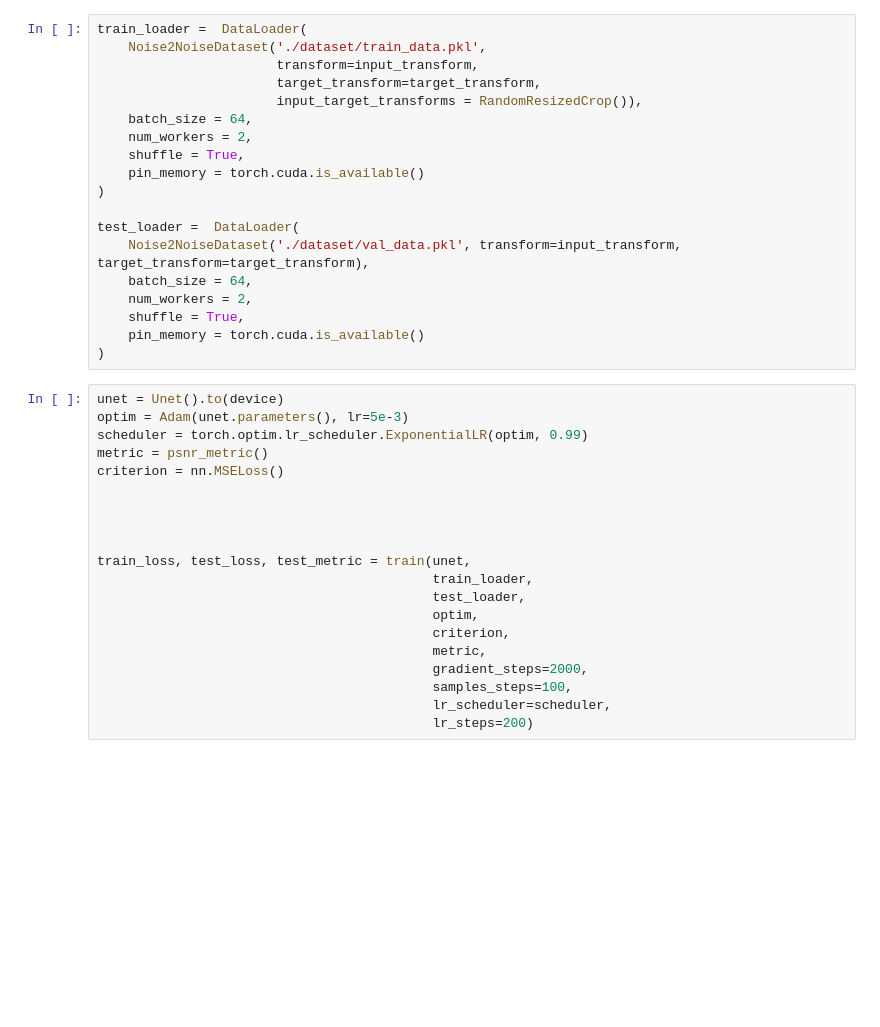
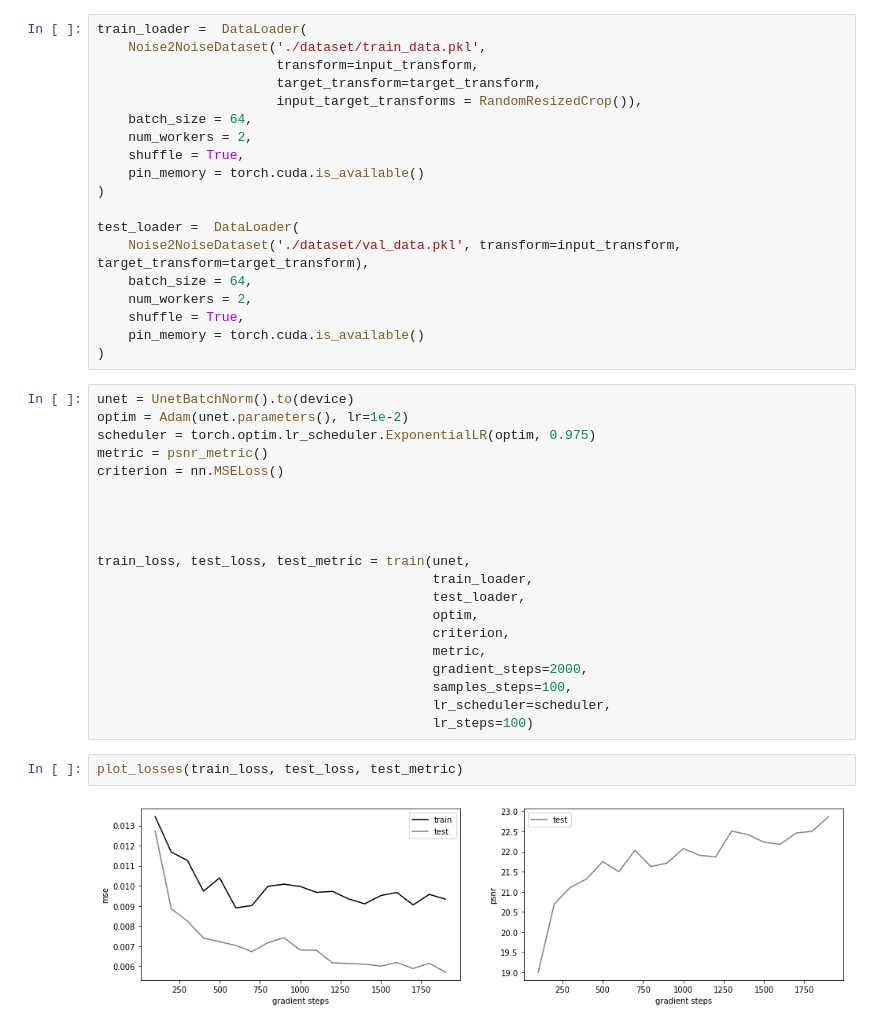
Before and after one commit to thurgarion2/noise2noise, a Jupyter notebook: _augmentation_test.ipynb, the cells around one changed output. Cells and saved outputs as stored; diff of their text form; blank space fills up the shorter version.

```diff
--- a/_augmentation_test.ipynb
+++ b/_augmentation_test.ipynb
@@ -40,9 +57,9 @@ test_loader =  DataLoader(
     pin_memory = torch.cuda.is_available()
 )
 # %%
-unet = Unet().to(device)
-optim = Adam(unet.parameters(), lr=5e-3)
-scheduler = torch.optim.lr_scheduler.ExponentialLR(optim, 0.99)
+unet = UnetBatchNorm().to(device)
+optim = Adam(unet.parameters(), lr=1e-2)
+scheduler = torch.optim.lr_scheduler.ExponentialLR(optim, 0.975)
 metric = psnr_metric()
 criterion = nn.MSELoss()
 
@@ -58,4 +75,8 @@ train_loss, test_loss, test_metric = train(unet,
                                            gradient_steps=2000,
                                            samples_steps=100,
                                            lr_scheduler=scheduler,
-                                           lr_steps=200)
+                                           lr_steps=100)
+# %%
+plot_losses(train_loss, test_loss, test_metric)
+# %% [output]
+[figure, added]
```
Also changed, not shown: parts of 8 cells of this notebook, 5 other files.
